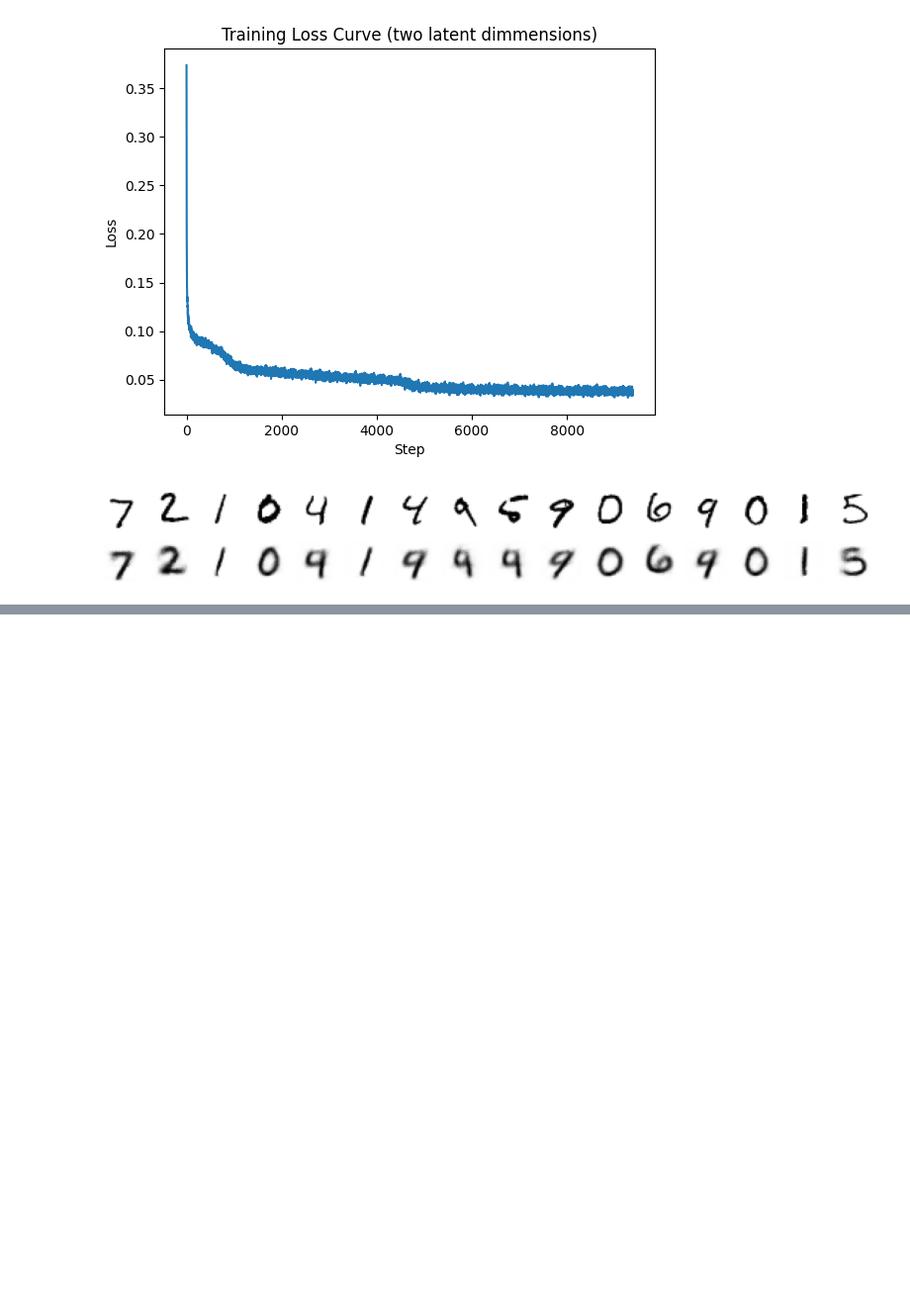
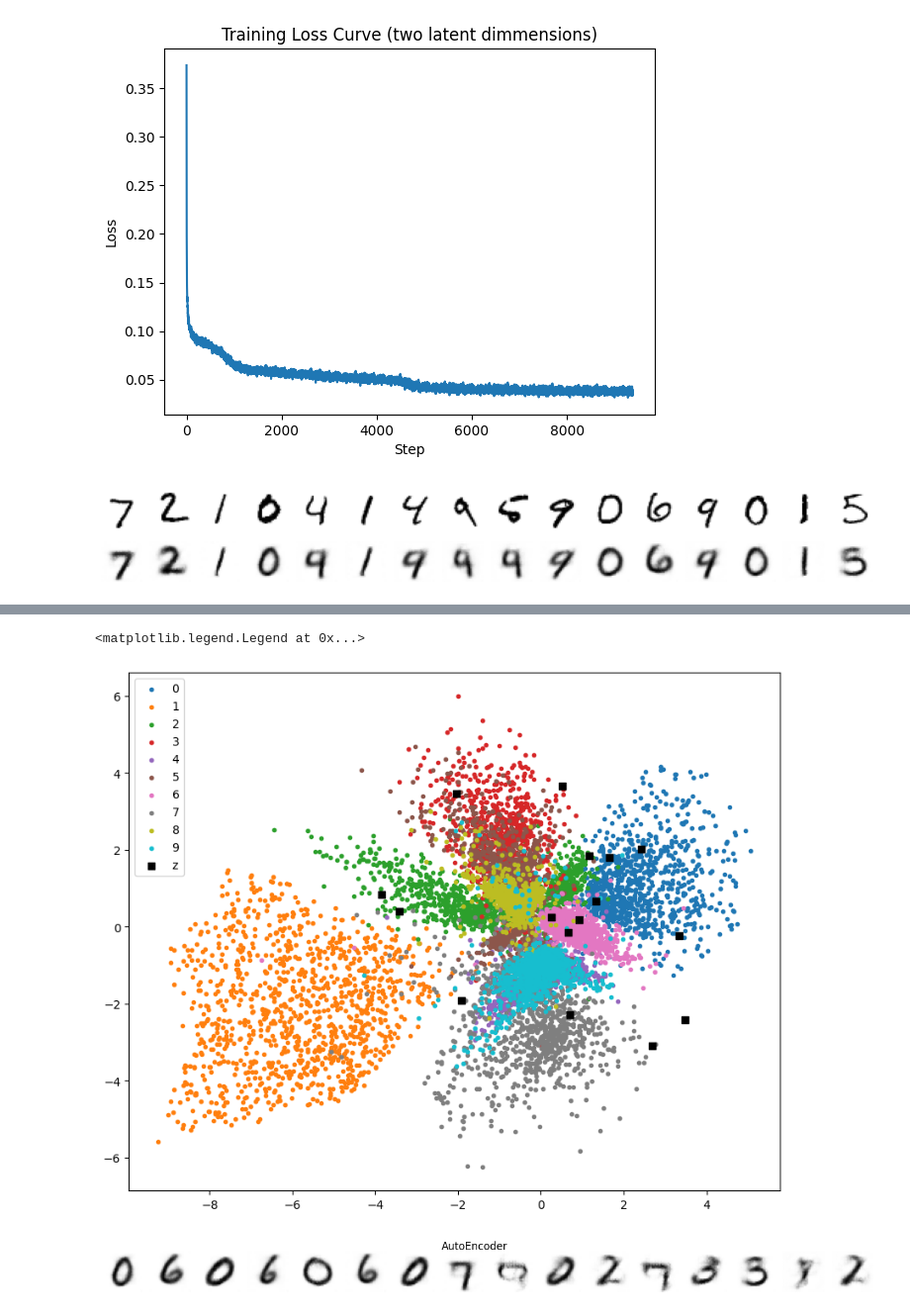
Before and after one commit to hyakuroume/Generative_AI, a Jupyter notebook: compressing.ipynb, the cells around one changed output, grey strips where cells are left out. Shown at 99% size. Drawn from its saved outputs; the diff is of its cells as text; code cells hidden in the pictures; blank space fills up the shorter version.

```diff
--- a/compressing.ipynb
+++ b/compressing.ipynb
@@ -451,0 +487,23 @@ show_images(batch_vs_preds, imsize=1, nrows=2)
+# %%
+# ランダムな潜在変数を生成
+N = 16
+z = torch.rand((N, 2)) * 8 - 4
+# %%
+# ランダムな潜在変数を含めて可視化
+plt.figure(figsize=(10, 8))
+
+for label in range(10):
+    points = df[df["label"] == label]
+    plt.scatter(points["x"], points["y"], label=label, marker=".")
+
+plt.scatter(z[:, 0], z[:, 1], label="z", marker="s", color="black")
+plt.legend()
+# %% [output]
+<matplotlib.legend.Legend at 0x...>
+[figure, added]
+# %%
+# 潜在空間からデコーダーで画像生成
+ae_decoded = ae_model.decode(z.to(device))
+show_images(ae_decoded.cpu(), imsize=1, nrows=1, suptitle="AutoEncoder")
+# %% [output]
+[figure, added]
```
Also changed, not shown: parts of 4 cells of this notebook.
